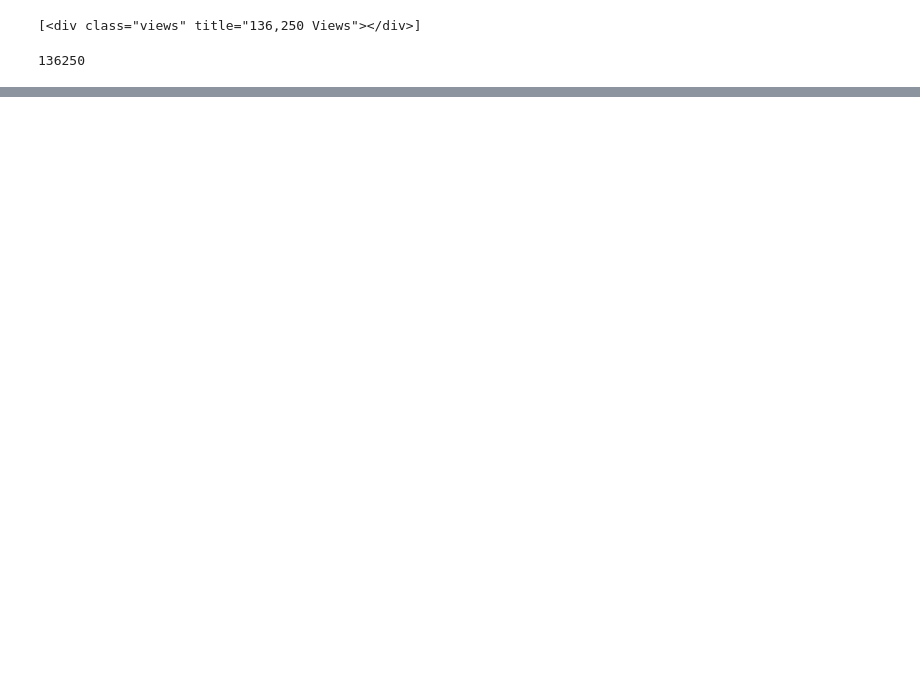
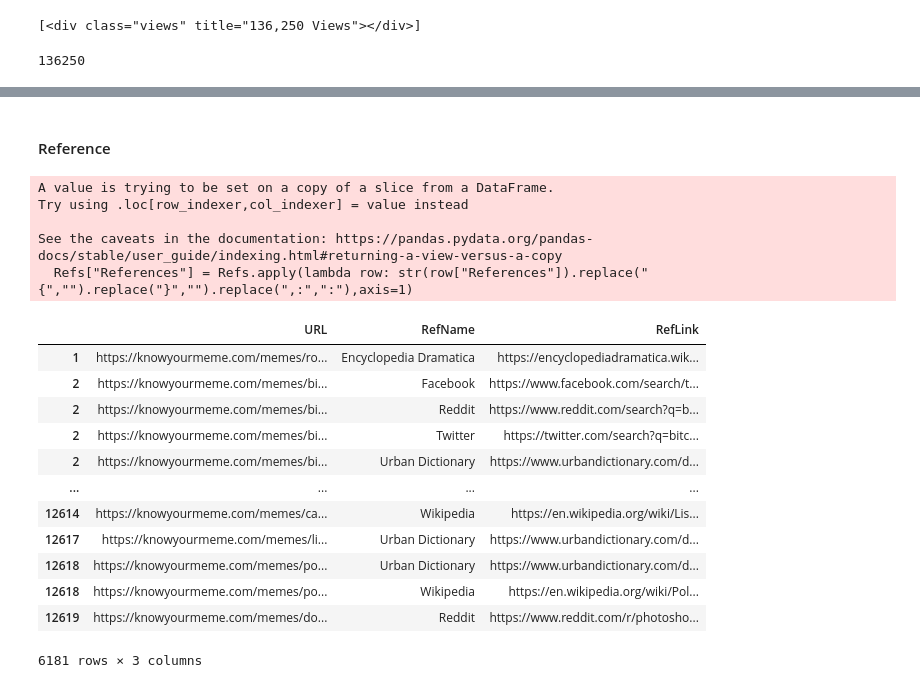
Before and after one commit to MReintop/DataEngProject_Team2, a Jupyter notebook: enrichment_ideas.ipynb, the cells around one changed output, grey strips where cells are left out. Saved outputs shown, nothing was run; the diff lists cells and outputs as text; code cells hidden in the pictures; blank space fills up the shorter version.

Commit message:
split

```diff
--- a/enrichment_ideas.ipynb
+++ b/enrichment_ideas.ipynb
@@ -16,0 +122,36 @@ int(str(soup.find_all("div", "views")).split('title="')[1].split('Views')[0].rep
+# %% [markdown]
+#### Reference
+# %%
+Refs = df[["URL","References"]]
+Refs["References"] = Refs.apply(lambda row: str(row["References"]).replace("{","").replace("}","").replace(",:",":"),axis=1)
+refers = Refs.apply(lambda row: str(row["References"]).split(", "),axis=1).explode()
+refers = pd.DataFrame(refers,columns=["Ref"])
+refers["RefLink"] = refers.apply(lambda row: str(row["Ref"])[pat_pos('http(...)',str(row["Ref"])):],axis=1)
+refers["RefName"] = refers.apply(lambda row: str(row["Ref"]).split(": http")[0].split(":")[0],axis=1)
+refers["RefLink"] = refers.apply(lambda row: str(row["RefLink"]).strip(),axis=1)
+refers["RefName"] = refers.apply(lambda row: str(row["RefName"]).strip(),axis=1)
+refers["RefLink"] = refers.apply(lambda row: matched_string('https(...)',str(row["RefLink"])),axis=1)
+refers = refers[refers["RefLink"]!=""]
+Refers = Refs.join(refers)
+Refers = Refers.drop(labels=Refers[Refers["RefLink"].isna()].index)
+Refers = Refers[["URL","RefName","RefLink"]]
+Refers
+# %% [output]
+A value is trying to be set on a copy of a slice from a DataFrame.
+Try using .loc[row_indexer,col_indexer] = value instead
+
+See the caveats in the documentation: https://pandas.pydata.org/pandas-docs/stable/user_guide/indexing.html#returning-a-view-versus-a-copy
+  Refs["References"] = Refs.apply(lambda row: str(row["References"]).replace("{","").replace("}","").replace(",:",":"),axis=1)
+|  | URL | RefName | RefLink |
+| 1 | https://knowyourmeme.com/memes/ro... | Encyclopedia Dramatica | https://encyclopediadramatica.wik... |
+| 2 | https://knowyourmeme.com/memes/bi... | Facebook | https://www.facebook.com/search/t... |
+| 2 | https://knowyourmeme.com/memes/bi... | Reddit | https://www.reddit.com/search?q=b... |
+| 2 | https://knowyourmeme.com/memes/bi... | Twitter | https://twitter.com/search?q=bitc... |
+| 2 | https://knowyourmeme.com/memes/bi... | Urban Dictionary | https://www.urbandictionary.com/d... |
+| ... | ... | ... | ... |
+| 12614 | https://knowyourmeme.com/memes/ca... | Wikipedia | https://en.wikipedia.org/wiki/Lis... |
+| 12617 | https://knowyourmeme.com/memes/li... | Urban Dictionary | https://www.urbandictionary.com/d... |
+| 12618 | https://knowyourmeme.com/memes/po... | Urban Dictionary | https://www.urbandictionary.com/d... |
+| 12618 | https://knowyourmeme.com/memes/po... | Wikipedia | https://en.wikipedia.org/wiki/Pol... |
+| 12619 | https://knowyourmeme.com/memes/do... | Reddit | https://www.reddit.com/r/photosho... |
+6181 rows × 3 columns
```
Also changed, not shown: parts of 66 cells of this notebook.
